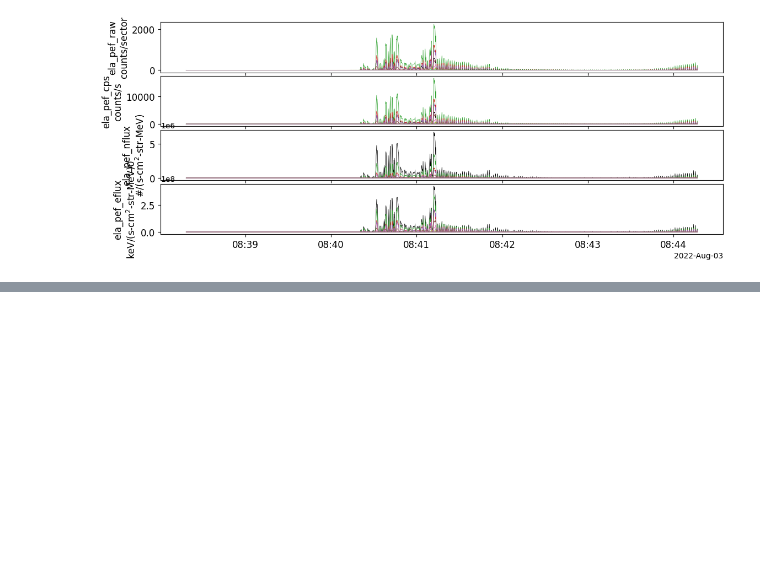
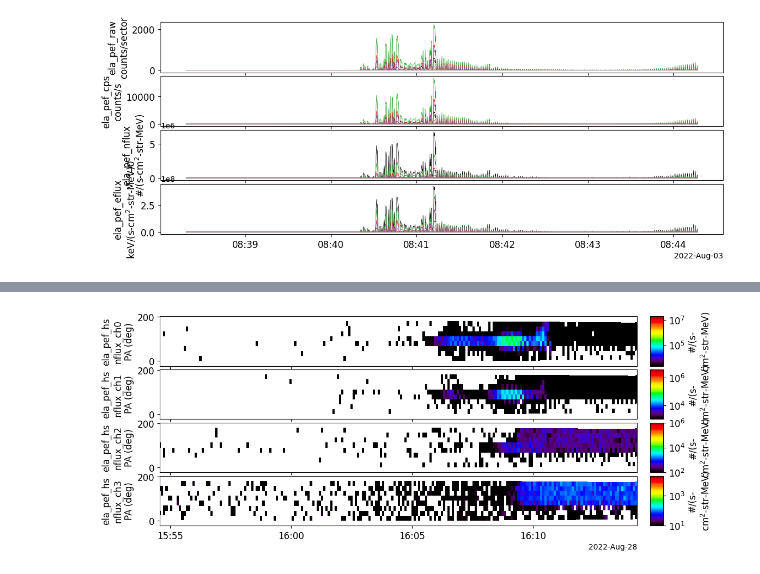
Before and after one commit to jiashuwu89/pyspedas_examples, a Jupyter notebook: pyspedas_examples/notebooks/Elfin_overview.ipynb, the cells around one changed output, grey strips where cells are left out. Drawn from its saved outputs; the diff is of its cells as text; code cells hidden in the pictures; blank space fills up the shorter version.

```diff
--- a/pyspedas_examples/notebooks/Elfin_overview.ipynb
+++ b/pyspedas_examples/notebooks/Elfin_overview.ipynb
@@ -200,0 +300,5 @@ print(epd_l2_nflux)
+# %%
+# plot pitch angle spectrogram
+tplot(['ela_pef_hs_nflux_ch0', 'ela_pef_hs_nflux_ch1', 'ela_pef_hs_nflux_ch2', 'ela_pef_hs_nflux_ch3'])
+# %% [output]
+[figure, added]
```
Also changed, not shown: parts of 9 cells of this notebook, 2 other files.
